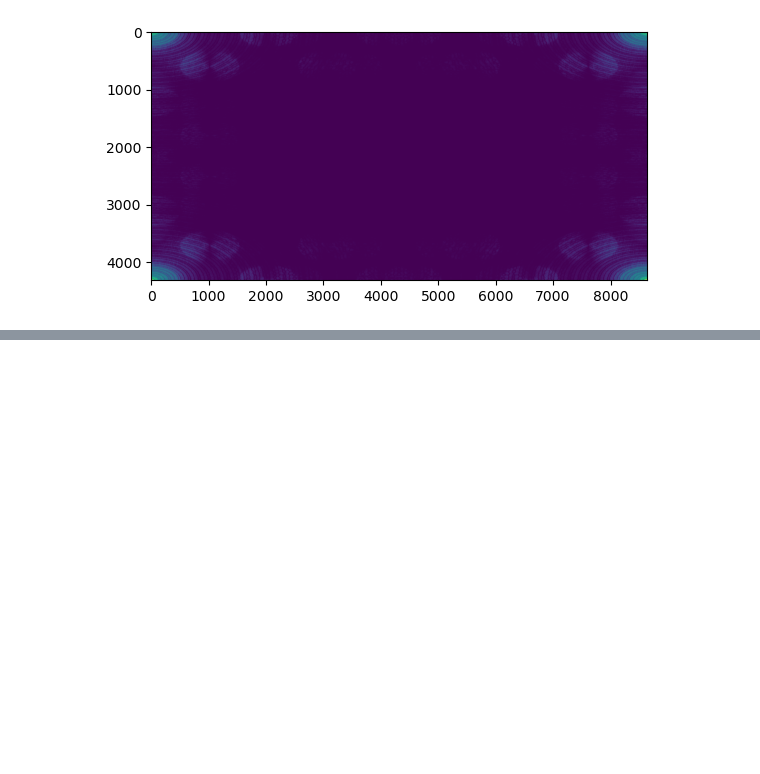
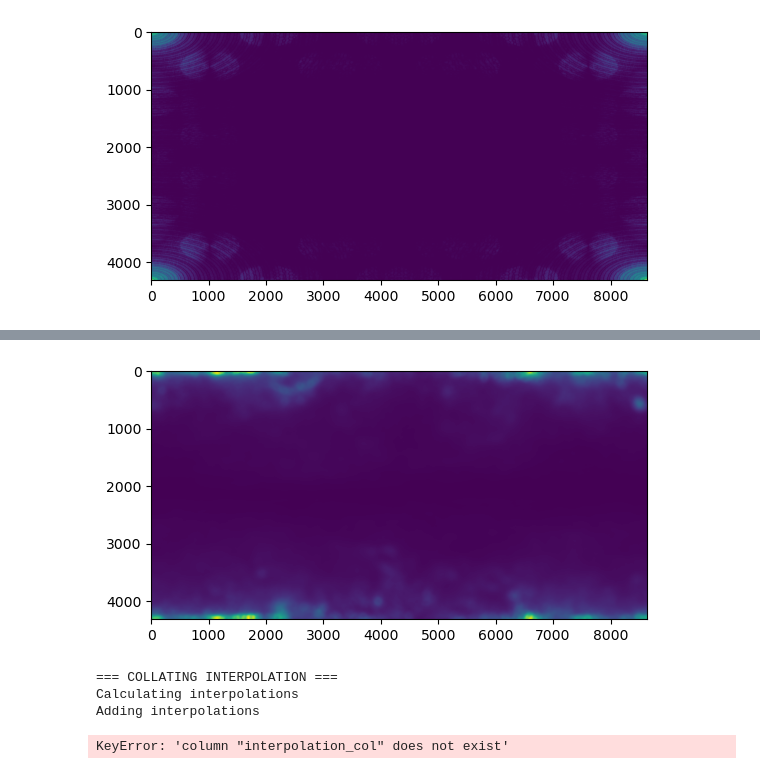
Before and after one commit to Olivex727/hvc-magnetic-honours-programs, a Jupyter notebook: foreground/annulus.ipynb, the cells around one changed output, grey strips where cells are left out. Saved outputs shown, nothing was run; the diff lists cells and outputs as text; code cells hidden in the pictures; blank space fills up the shorter version.

```diff
--- a/foreground/annulus.ipynb
+++ b/foreground/annulus.ipynb
@@ -84,0 +102,9 @@ plt.show()
+# %%
+import sys
+sys.path.append('C://Users/olive/OneDrive - Australian National University/Honours-Olivia/Programs/honours/standard_modules')
+sys.path.append('C://Users/olive/OneDrive - Australian National University/Honours-Olivia/Programs/honours/project')
+
+from collation import collator, hvc_snapshot as snap, collation_tools as ct
+import matplotlib.pyplot as plt
+
+collated_data = collator.data_whole_sky(False, load_data=["../data_processed/proc_rms","../data_processed/proc_hvcs"], h1_img="../data_catalog/hi4pi-hvc-nhi-car.fits", crosshatch=False)
@@ -84,0 +121,12 @@ plt.show()
+# %%
+plt.imshow(collated_data["interpolation"]["corrected_err"].data)
+plt.show()
+# %% [output]
+[figure, added]
+# %%
+RMs = ct.add_interpolations(collated_data["RMs"], collated_data["interpolation"]['interpolation'], collated_data["interpolation"]['corrected'], collated_data["interpolation"]['error'], collated_data["interpolation"]['corrected_err'], "../data_processed/proc_rms_annulus", overwrite=True)
+# %% [output]
+=== COLLATING INTERPOLATION ===
+Calculating interpolations
+Adding interpolations
+KeyError: 'column "interpolation_col" does not exist'
```
Also changed, not shown: parts of 4 cells of this notebook, 3 other files.
